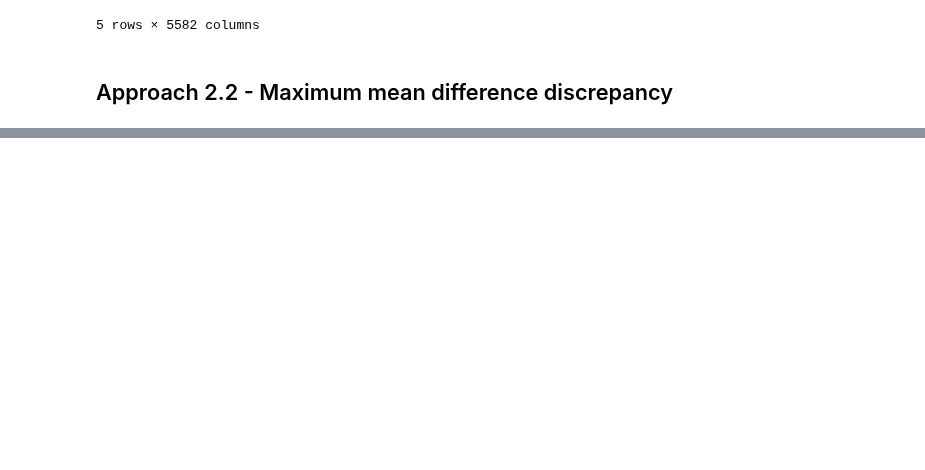
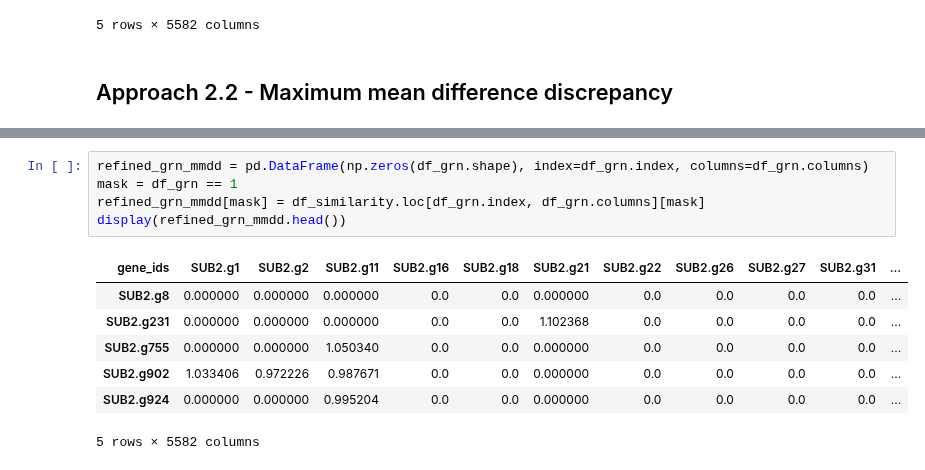
Before and after one commit to DavidWild02/BachelorThesis-ML-Gene-Interactions, a Jupyter notebook: Approach2.ipynb, the cells around one changed output, grey strips where cells are left out. Saved outputs shown, nothing was run; the diff lists cells and outputs as text; blank space fills up the shorter version.

```diff
--- a/Approach2.ipynb
+++ b/Approach2.ipynb
@@ -198,0 +211,13 @@ KeyboardInterrupt:
+# %%
+refined_grn_mmdd = pd.DataFrame(np.zeros(df_grn.shape), index=df_grn.index, columns=df_grn.columns)
+mask = df_grn == 1
+refined_grn_mmdd[mask] = df_similarity.loc[df_grn.index, df_grn.columns][mask]
+display(refined_grn_mmdd.head())
+# %% [output]
+| gene_ids | SUB2.g1 | SUB2.g2 | SUB2.g11 | SUB2.g16 | SUB2.g18 | SUB2.g21 | SUB2.g22 | SUB2.g26 | SUB2.g27 | SUB2.g31 | ... |
+| SUB2.g8 | 0.000000 | 0.000000 | 0.000000 | 0.0 | 0.0 | 0.000000 | 0.0 | 0.0 | 0.0 | 0.0 | ... |
+| SUB2.g231 | 0.000000 | 0.000000 | 0.000000 | 0.0 | 0.0 | 1.102368 | 0.0 | 0.0 | 0.0 | 0.0 | ... |
+| SUB2.g755 | 0.000000 | 0.000000 | 1.050340 | 0.0 | 0.0 | 0.000000 | 0.0 | 0.0 | 0.0 | 0.0 | ... |
+| SUB2.g902 | 1.033406 | 0.972226 | 0.987671 | 0.0 | 0.0 | 0.000000 | 0.0 | 0.0 | 0.0 | 0.0 | ... |
+| SUB2.g924 | 0.000000 | 0.000000 | 0.995204 | 0.0 | 0.0 | 0.000000 | 0.0 | 0.0 | 0.0 | 0.0 | ... |
+5 rows × 5582 columns
```
Also changed, not shown: parts of 4 cells of this notebook.
